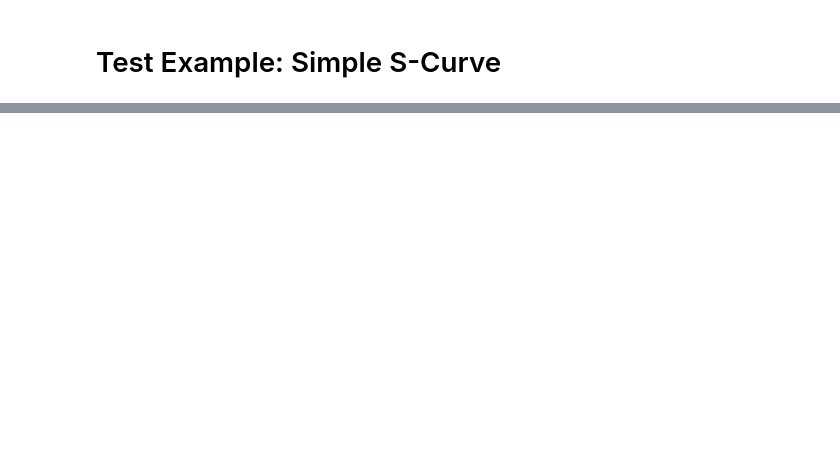
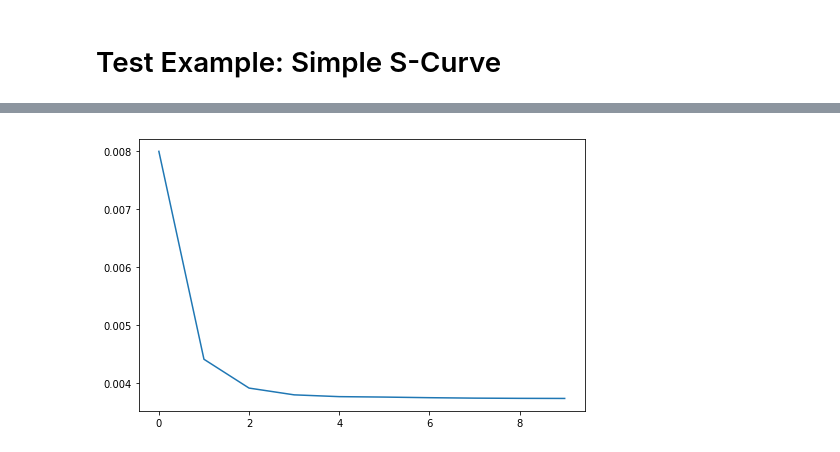
Before and after one commit to ajzhanghk/Hierarchical-Splines, a Jupyter notebook: ReLU/Hierarchical Splines - ReLU version.ipynb, the cells around one changed output, grey strips where cells are left out. Cells and saved outputs as stored; diff of their text form; code cells hidden in the pictures; blank space fills up the shorter version.

```diff
--- a/ReLU/Hierarchical Splines - ReLU version.ipynb
+++ b/ReLU/Hierarchical Splines - ReLU version.ipynb
@@ -111,0 +113,5 @@ plt.show()
+# %%
+nnpar = [20, 2]
+model = ReluNet(hidden_num = nnpar, batch_size = 100, training_epochs = 1000, learning_rate= 0.001)
+pred_train = model.train(train_x, train_y)
+# %% [output]
@@ -111,0 +128 @@ plt.show()
+[figure, added]
```
Also changed, not shown: parts of 15 cells of this notebook, 3 other files.
